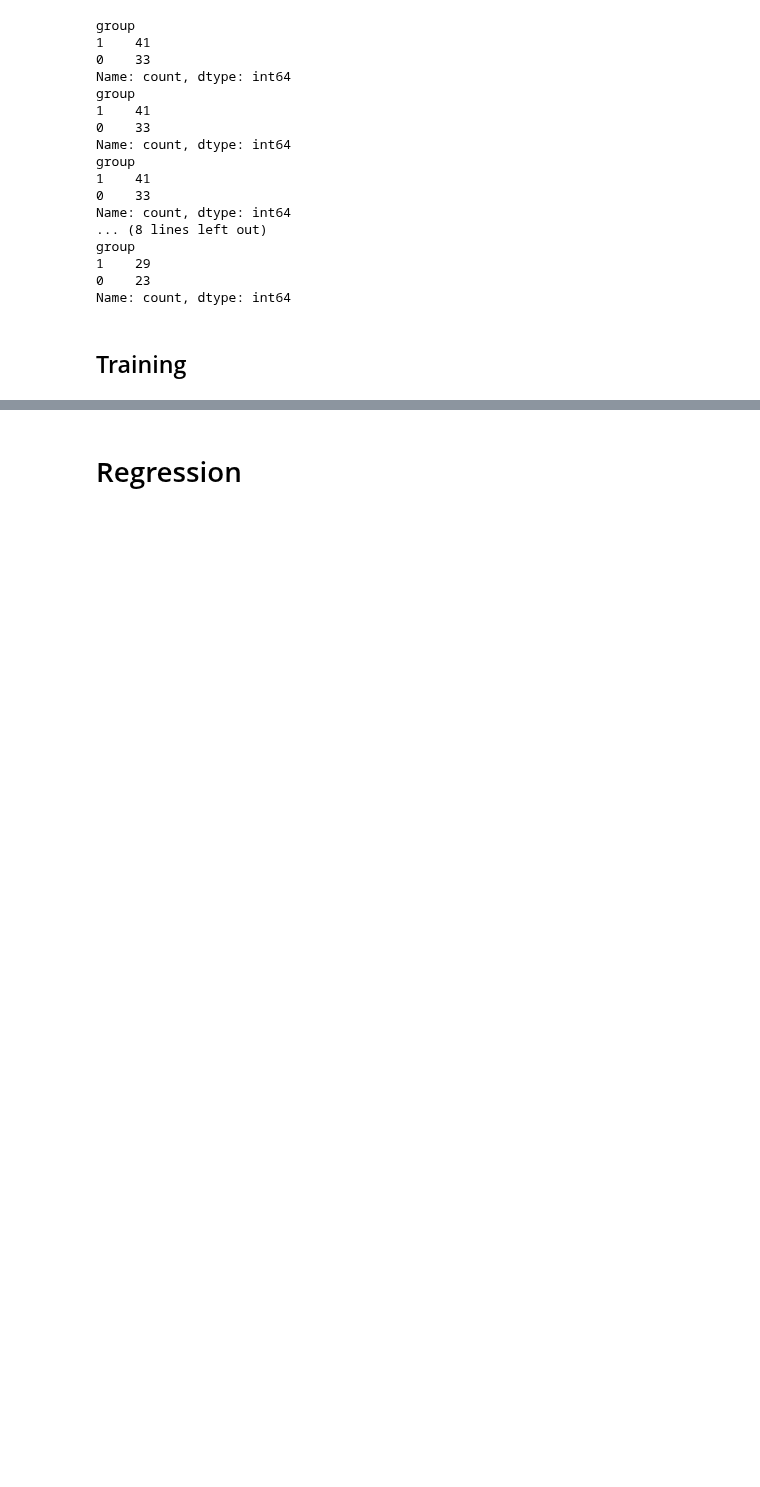
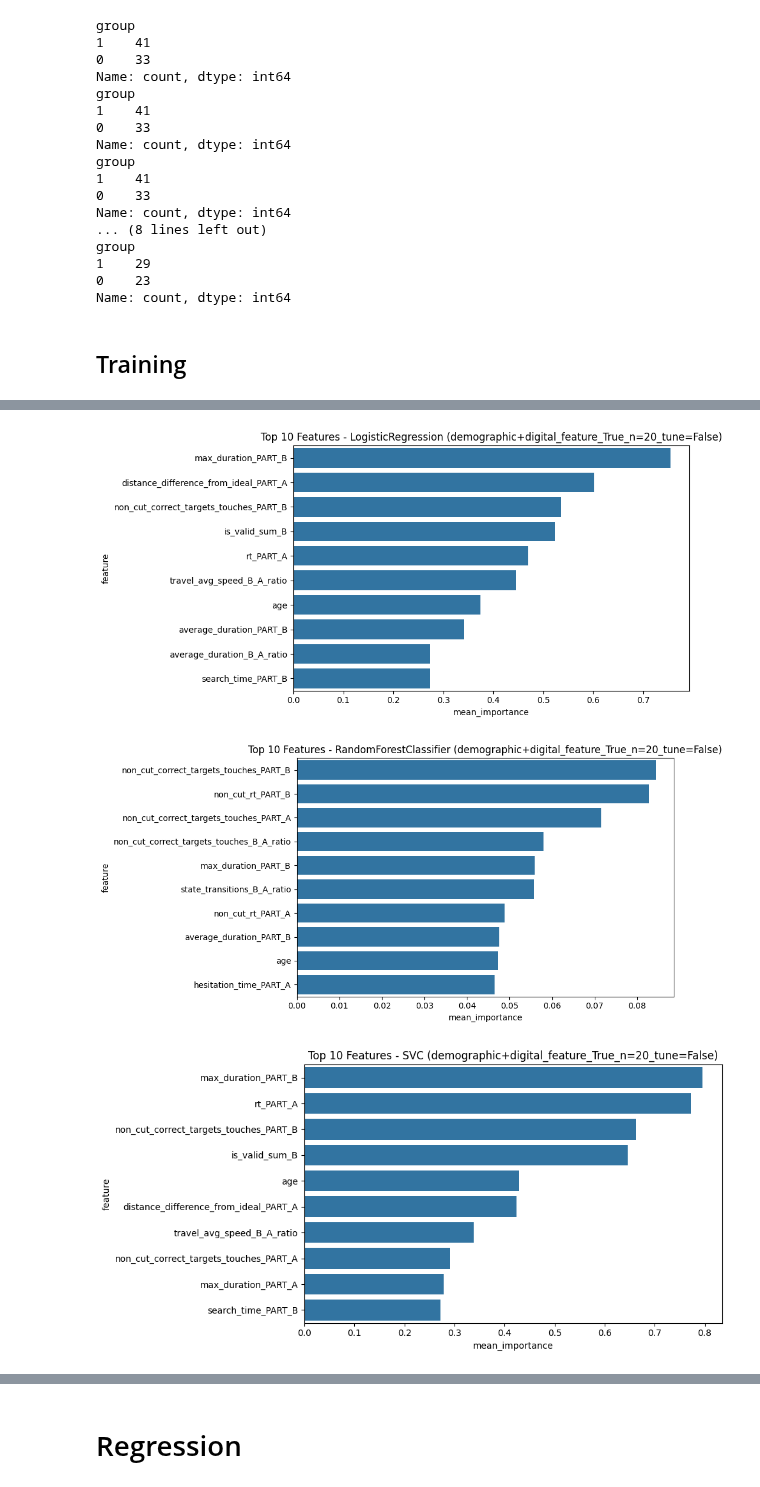
Before and after one commit to gianluca-capelo/tmt-analysis, a Jupyter notebook: notebooks/train.ipynb, the cells around one changed output, grey strips where cells are left out. Cells and saved outputs as stored; diff of their text form; code cells hidden in the pictures; blank space fills up the shorter version.

Commit message:
add feature importance

```diff
--- a/notebooks/train.ipynb
+++ b/notebooks/train.ipynb
@@ -513,0 +467,63 @@ demographic+digital_feature_True_n=20_tune=False
+# %%
+import ast
+# Directory with your LOOCV results
+dir_path = Path('./results/modelling/classification/2025-07-08')
+
+file_paths = [f.resolve() for f in dir_path.rglob('*') if f.is_file()]
+
+importance_records = []
+
+for path in file_paths:
+    df = pd.read_csv(path)
+
+    # Skip if column is missing
+    if 'feature_importances' not in df.columns:
+        continue
+
+    # Extract dataset name
+    match = re.search(r"(.*?)_LOOCV", path.stem)
+    dataset = match.group(1) if match else "unknown"
+
+    for model in df['model'].unique():
+        model_df = df[df['model'] == model]
+
+        agg_importance = defaultdict(float)
+        n = 0
+
+        for importance_str in model_df['feature_importances']:
+            try:
+                importance_dict = ast.literal_eval(importance_str)
+                for feat, score in importance_dict.items():
+                    agg_importance[feat] += score
+                n += 1
+            except Exception as e:
+                print(f"❌ Error in {path.name}: {e}")
+
+        if n > 0:
+            for feat, total_score in agg_importance.items():
+                importance_records.append({
+                    'dataset': dataset,
+                    'model': model,
+                    'feature': feat,
+                    'mean_importance': total_score / n
+                })
+
+# Create dataframe
+importance_df = pd.DataFrame(importance_records)
+
+# Optional: top N features per model+dataset
+top_features = importance_df.groupby(['dataset', 'model']).apply(
+    lambda g: g.nlargest(10, 'mean_importance')
+).reset_index(drop=True)
+
+# Plot
+for (dataset, model), group in top_features.groupby(['dataset', 'model']):
+    plt.figure(figsize=(10, 5))
+    sns.barplot(data=group, y='feature', x='mean_importance')
+    plt.title(f"Top 10 Features - {model} ({dataset})")
+    plt.tight_layout()
+    plt.show()
+# %% [output]
+[figure, added]
+[figure, added]
+[figure, added]
```
Also changed, not shown: parts of 13 cells of this notebook, 2 other files.
